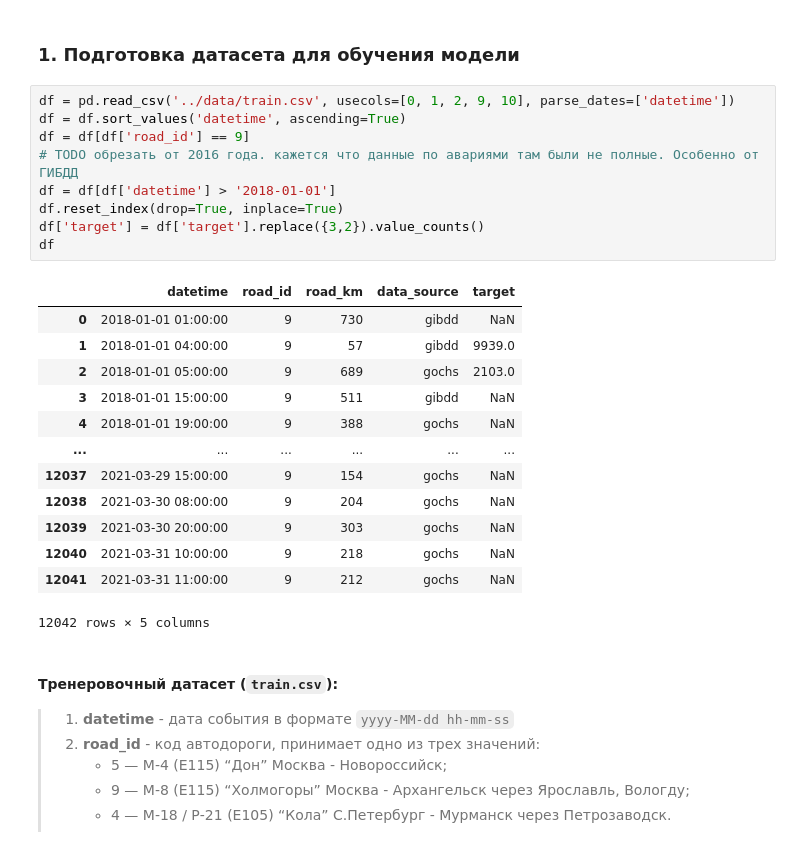
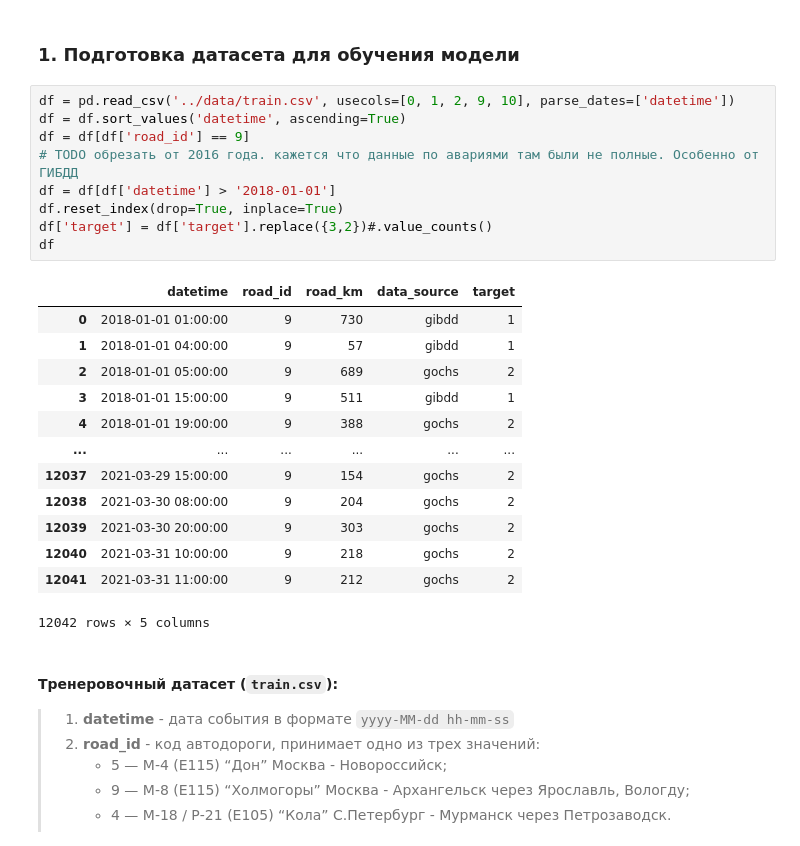
Before and after one commit to NikolayTV/Emergency-Hack, a Jupyter notebook: Nikolay/2_try.ipynb, the cells around one changed output. Saved outputs shown, nothing was run; the diff lists cells and outputs as text.

```diff
--- a/Nikolay/2_try.ipynb
+++ b/Nikolay/2_try.ipynb
@@ -38,25 +38,25 @@ pd.set_option('display.max_columns', None)
 # %%
 df = pd.read_csv('../data/train.csv', usecols=[0, 1, 2, 9, 10], parse_dates=['datetime'])
 df = df.sort_values('datetime', ascending=True)
 df = df[df['road_id'] == 9]
 # TODO обрезать от 2016 года. кажется что данные по авариями там были не полные. Особенно от ГИБДД
 df = df[df['datetime'] > '2018-01-01']
 df.reset_index(drop=True, inplace=True)
-df['target'] = df['target'].replace({3,2}).value_counts()
+df['target'] = df['target'].replace({3,2})#.value_counts()
 df
 # %% [output]
 |  | datetime | road_id | road_km | data_source | target |
-| 0 | 2018-01-01 01:00:00 | 9 | 730 | gibdd | NaN |
-| 1 | 2018-01-01 04:00:00 | 9 | 57 | gibdd | 9939.0 |
-| 2 | 2018-01-01 05:00:00 | 9 | 689 | gochs | 2103.0 |
-| 3 | 2018-01-01 15:00:00 | 9 | 511 | gibdd | NaN |
-| 4 | 2018-01-01 19:00:00 | 9 | 388 | gochs | NaN |
+| 0 | 2018-01-01 01:00:00 | 9 | 730 | gibdd | 1 |
+| 1 | 2018-01-01 04:00:00 | 9 | 57 | gibdd | 1 |
+| 2 | 2018-01-01 05:00:00 | 9 | 689 | gochs | 2 |
+| 3 | 2018-01-01 15:00:00 | 9 | 511 | gibdd | 1 |
+| 4 | 2018-01-01 19:00:00 | 9 | 388 | gochs | 2 |
 | ... | ... | ... | ... | ... | ... |
-| 12037 | 2021-03-29 15:00:00 | 9 | 154 | gochs | NaN |
-| 12038 | 2021-03-30 08:00:00 | 9 | 204 | gochs | NaN |
-| 12039 | 2021-03-30 20:00:00 | 9 | 303 | gochs | NaN |
-| 12040 | 2021-03-31 10:00:00 | 9 | 218 | gochs | NaN |
-| 12041 | 2021-03-31 11:00:00 | 9 | 212 | gochs | NaN |
+| 12037 | 2021-03-29 15:00:00 | 9 | 154 | gochs | 2 |
+| 12038 | 2021-03-30 08:00:00 | 9 | 204 | gochs | 2 |
+| 12039 | 2021-03-30 20:00:00 | 9 | 303 | gochs | 2 |
+| 12040 | 2021-03-31 10:00:00 | 9 | 218 | gochs | 2 |
+| 12041 | 2021-03-31 11:00:00 | 9 | 212 | gochs | 2 |
 12042 rows × 5 columns
 # %% [markdown]
 #### Тренеровочный датасет (`train.csv`):
```
Also changed, not shown: parts of 41 cells of this notebook, 12 other files.
